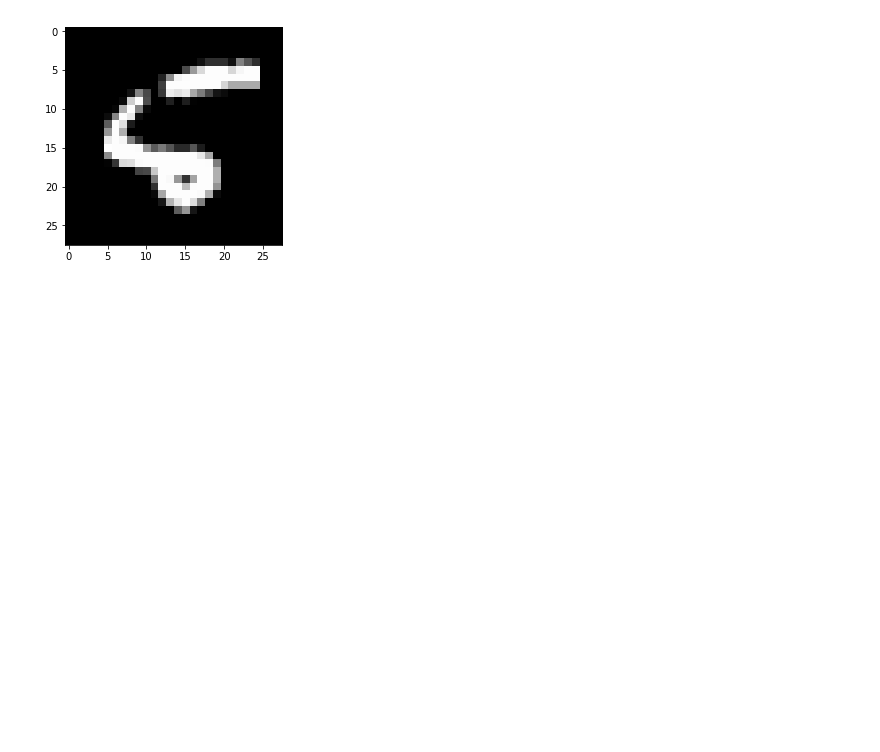
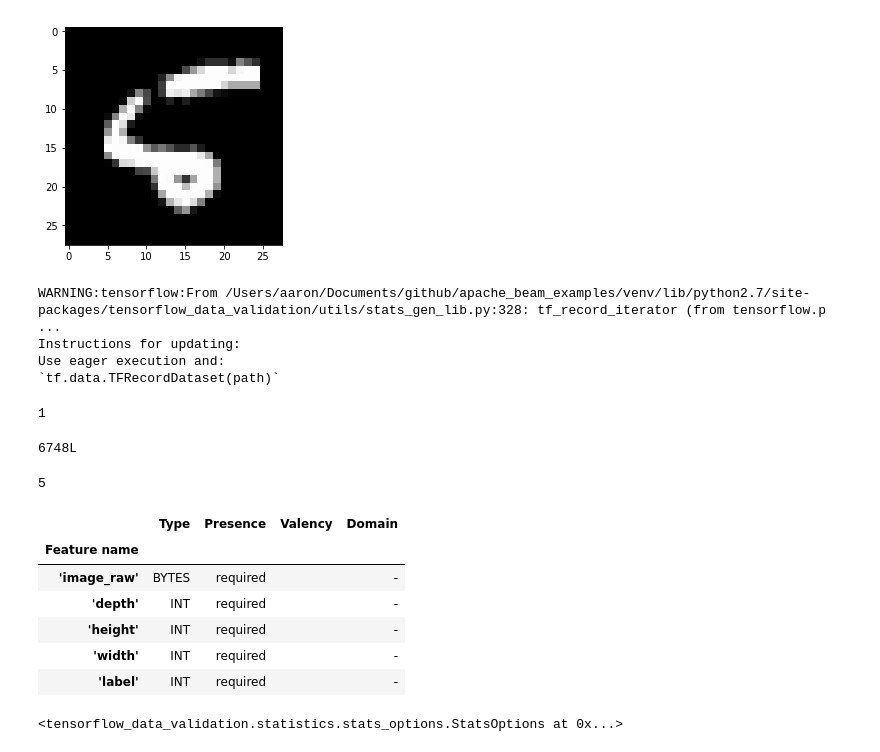
Before and after one commit to aaronlelevier/apache_beam_examples, a Jupyter notebook: notebooks/MNIST-all-data-and-partition-fn.ipynb, the cells around one changed output. Cells and saved outputs as stored; diff of their text form; code cells hidden in the pictures; blank space fills up the shorter version.

```diff
--- a/notebooks/MNIST-all-data-and-partition-fn.ipynb
+++ b/notebooks/MNIST-all-data-and-partition-fn.ipynb
@@ -197,0 +213,12 @@ display_image(img)
+# %%
+stats_path = '/Users/aaron/tfx/pipelines/mnist/StatisticsGen/output/2/train/stats_tfrecord'
+stats = tfdv.load_statistics(stats_path)
+# %% [output]
+WARNING:tensorflow:From /Users/aaron/Documents/github/apache_beam_examples/venv/lib/python2.7/site-packages/tensorflow_data_validation/utils/stats_gen_lib.py:328: tf_record_iterator (from tensorflow.p ...
+Instructions for updating:
+Use eager execution and:
+`tf.data.TFRecordDataset(path)`
+# %%
+len(stats.datasets)
+# %% [output]
+1
@@ -197,0 +227,27 @@ display_image(img)
+# %%
+data_set.num_examples
+# %% [output]
+6748L
+# %%
+len(data_set.features)
+# %% [output]
+5
+# %%
+train_stats = stats
+schema = tfdv.infer_schema(statistics=train_stats)
+tfdv.display_schema(schema=schema)
+# %% [output]
+|  | Type | Presence | Valency | Domain |
+| Feature name |  |  |  |  |
+| 'image_raw' | BYTES | required |  | - |
+| 'depth' | INT | required |  | - |
+| 'height' | INT | required |  | - |
+| 'width' | INT | required |  | - |
+| 'label' | INT | required |  | - |
+# %%
+from tensorflow_data_validation.statistics import stats_options as options
+
+stats_options = options.StatsOptions()
+stats_options
+# %% [output]
+<tensorflow_data_validation.statistics.stats_options.StatsOptions at 0x...>
```
Also changed, not shown: parts of 8 cells of this notebook, 2 other files.
